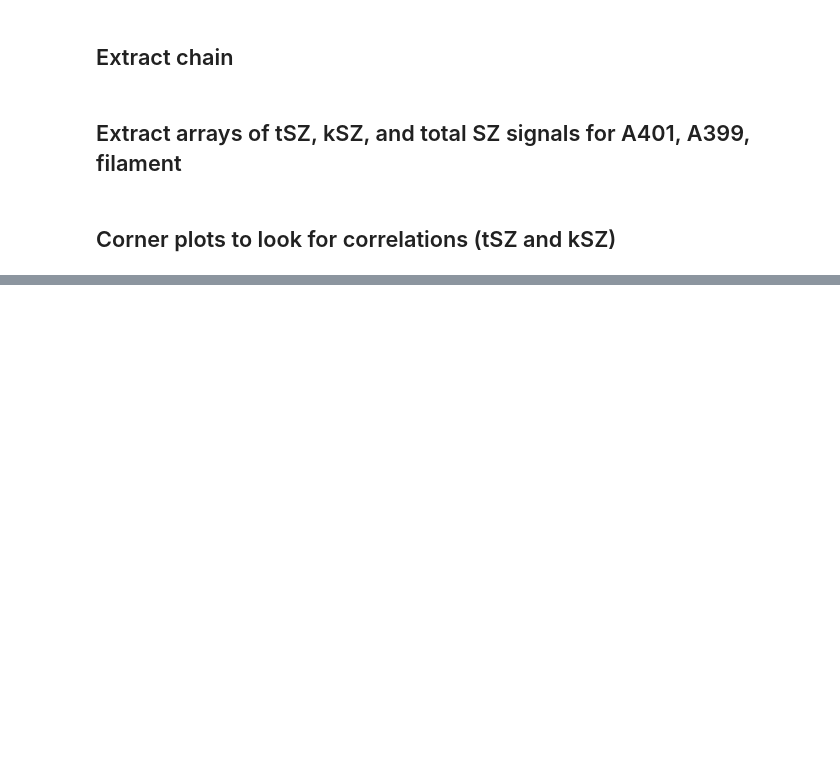
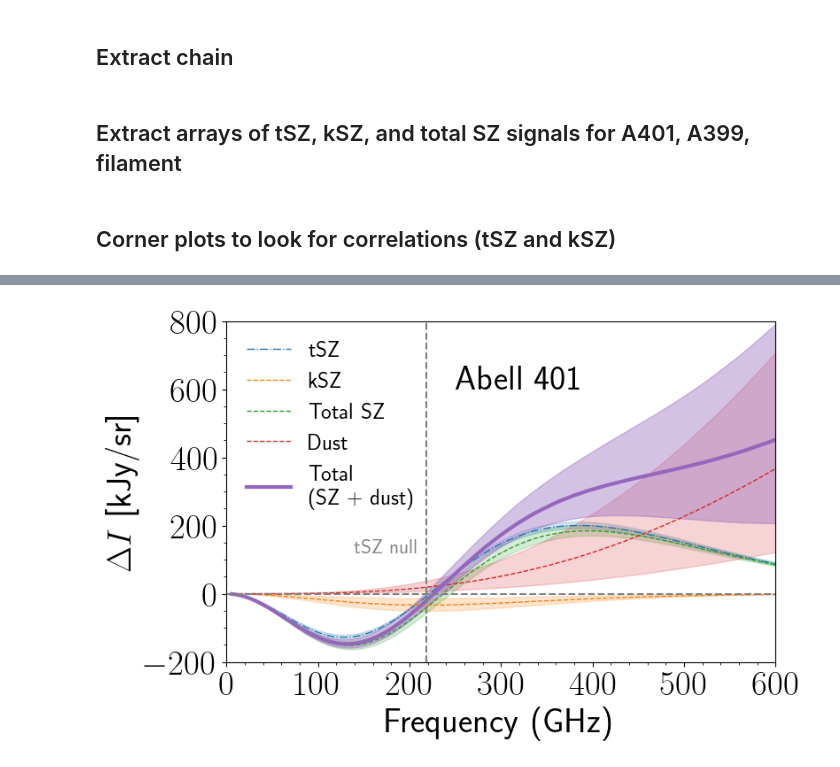
Before and after one commit to guanyilun/multi-freq-bridge, a Jupyter notebook: notebooks/sz_dust_spectrum.ipynb, the cells around one changed output, grey strips where cells are left out. Drawn from its saved outputs; the diff is of its cells as text; code cells hidden in the pictures; blank space fills up the shorter version.

```diff
--- a/notebooks/sz_dust_spectrum.ipynb
+++ b/notebooks/sz_dust_spectrum.ipynb
@@ -782,34 +846,38 @@ ax1.fill_between(SZ_params_c1_tSZ.nucmb,
                  color='C3', alpha=.2
                  )
 
 ax1.plot(SZ_params_c1_tSZ.nucmb, c1_signals_total_mean, label='Total \n(SZ + dust)', color='C4', linestyle='-', lw=3)
 
 ax1.fill_between(SZ_params_c1_tSZ.nucmb,
                  c1_signals_total_percentile_16,
                  c1_signals_total_percentile_84,
                  color='C4', alpha=0.4)
 
 ax1.xaxis.set_major_formatter(ticker.ScalarFormatter())
 ax1.set_xlabel(r'Dimensionless frequency, $x= h\nu/k_{\rm B}T_{\rm CMB}$')
 ax1.set_ylabel('$\Delta I$ [kJy/sr]')
 ax1.legend(fontsize=18, frameon=0, loc='upper left', ncol=1, edgecolor='black')
 
 # plt.axhline(0, color='grey', linestyle='--', alpha=0.2)
 plt.xlabel('Frequency (GHz)')
 plt.xticks(np.arange(0, 1200, 200))
 #plt.savefig("../plots/sz_spectrum_tSZ_kSZ_total.pdf", bbox_inches='tight', dpi=400)
 
 # vertical line at freq = 218
 plt.axvline(218, color='grey', linestyle='--')
 plt.text(174, 110, 'tSZ null', color='grey', fontsize=16, ha='center', va='bottom')
 plt.ylim(-190, 800)
 plt.xlim(0, 600)
 ax1.set_yticks(np.arange(-200, 801, 200))
 ax1.set_xticks(np.arange(0, 601, 100))
 plt.text(250, 600, "Abell 401")
+plt.axhline(0, color='grey', linestyle='--', alpha=1)
 # ax1.grid()
-plt.savefig("../plots/sz_dust_spectrum_a401.pdf", bbox_inches='tight', dpi=400)
+plt.minorticks_on()
+plt.savefig("../plots/sz_dust_spectrum_a401_sep14.pdf", bbox_inches='tight', dpi=400)
 plt.show()
+# %% [output]
+[figure, added]
 # %%
 import matplotlib.ticker as ticker
 
```
Also changed, not shown: parts of 6 cells of this notebook, 4 other files.
